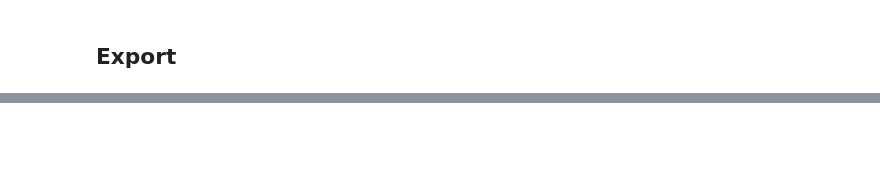
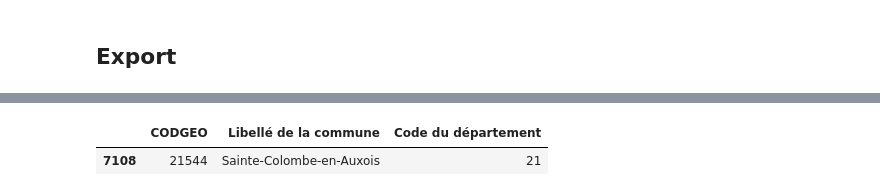
Before and after one commit to HenrideT/Projet_Python, a Jupyter notebook: Récupération.ipynb, the cells around one changed output, grey strips where cells are left out. Saved outputs shown, nothing was run; the diff lists cells and outputs as text; code cells hidden in the pictures; blank space fills up the shorter version.

```diff
--- a/Récupération.ipynb
+++ b/Récupération.ipynb
@@ -417,0 +529,6 @@ rmtree('INSEE/', ignore_errors=False, onerror=None)
+# %%
+# Exemple de différence de nom:
+meta_insee.loc[meta_insee['Libellé de la commune']=='Sainte-Colombe-en-Auxois']
+# %% [output]
+|  | CODGEO | Libellé de la commune | Code du département |
+| 7108 | 21544 | Sainte-Colombe-en-Auxois | 21 |
```
Also changed, not shown: parts of 36 cells of this notebook.
